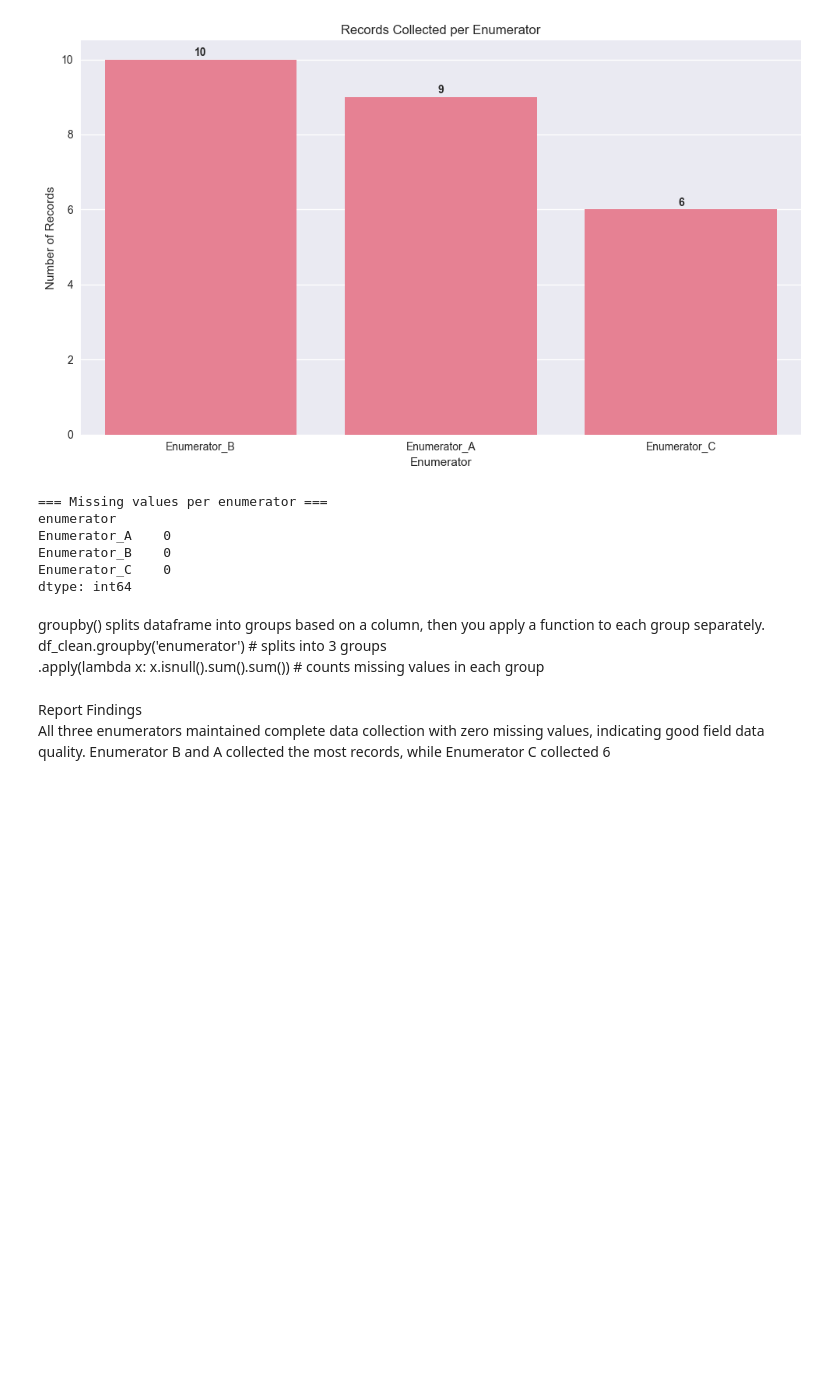
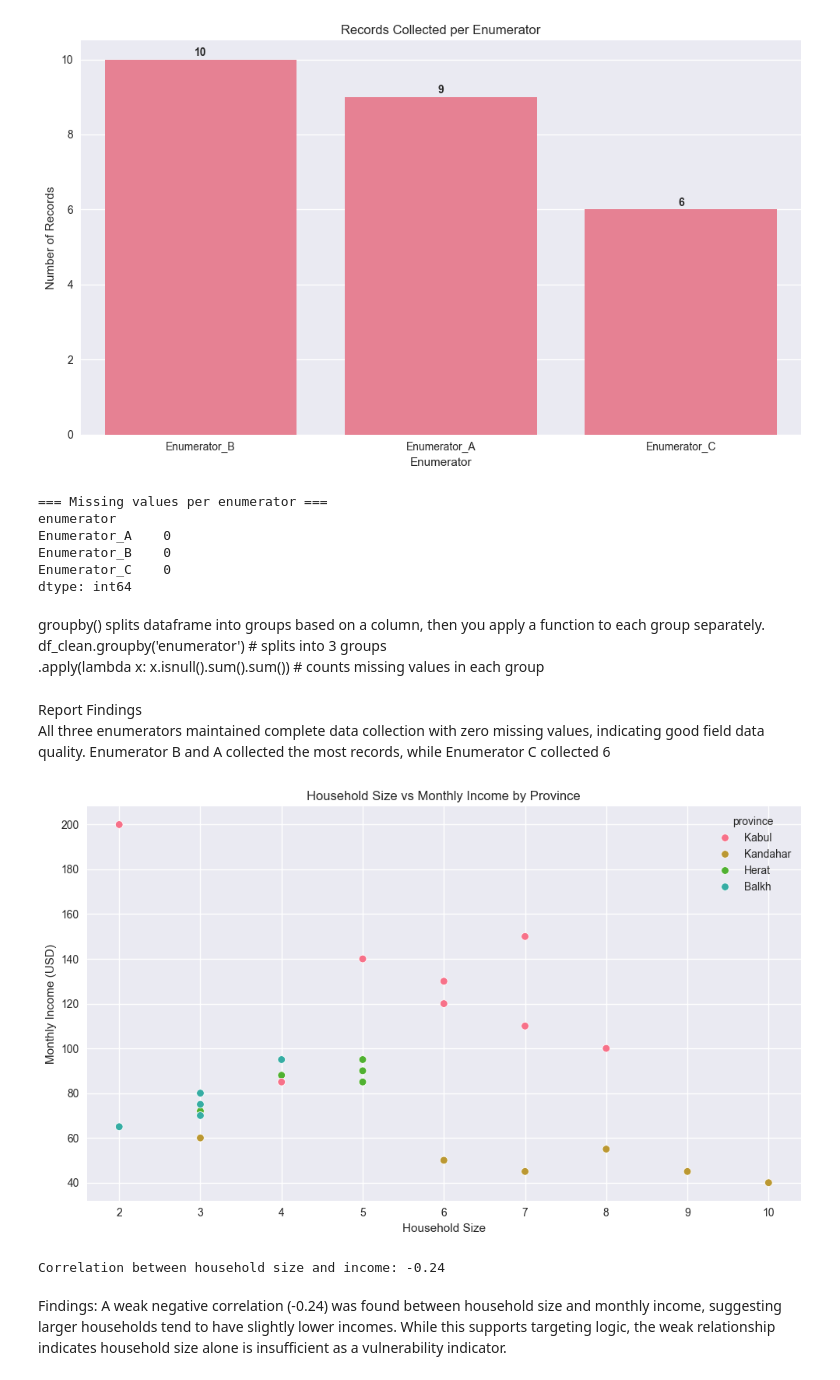
Before and after one commit to Muzhgan-shams/data-analytics, a Jupyter notebook: notebooks/eda002.ipynb, the cells around one changed output. Cells and saved outputs as stored; diff of their text form; code cells hidden in the pictures; blank space fills up the shorter version.

Commit message:
chore: add findings to the  correlation of householdSize and monthlyIncome

```diff
--- a/notebooks/eda002.ipynb
+++ b/notebooks/eda002.ipynb
@@ -346,3 +346,22 @@ df_clean.groupby('enumerator')  # splits into 3 groups
 # %% [markdown]
 Report Findings
 All three enumerators maintained complete data collection with zero missing values, indicating good field data quality. Enumerator B and A collected the most records, while Enumerator C collected 6
+# %%
+# bivariate analysis, looking at two variables together.
+plt.figure()
+sns.scatterplot(data=df_clean, x='household_size', y='monthly_income_usd', hue='province')
+plt.title('Household Size vs Monthly Income by Province')
+plt.xlabel('Household Size')
+plt.ylabel('Monthly Income (USD)')
+plt.tight_layout()
+plt.show()
+
+# Correlation
+correlation = df_clean['household_size'].corr(df_clean['monthly_income_usd'])
+print(f"Correlation between household size and income: {correlation.round(2)}")
+# %% [output]
+[figure, added]
+Correlation between household size and income: -0.24
+# %% [markdown]
+Findings:
+A weak negative correlation (-0.24) was found between household size and monthly income, suggesting larger households tend to have slightly lower incomes. While this supports targeting logic, the weak relationship indicates household size alone is insufficient as a vulnerability indicator.
```
